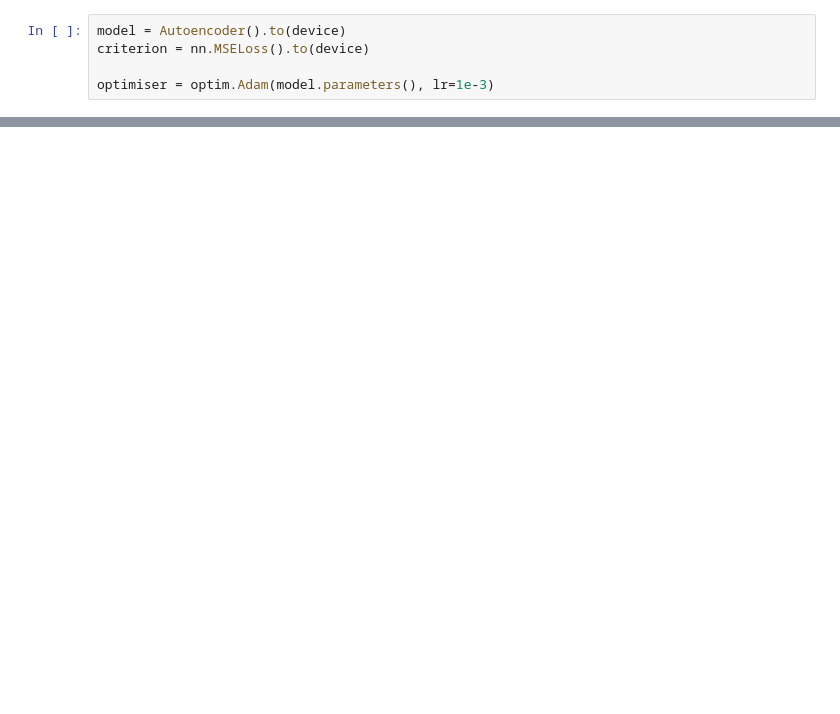
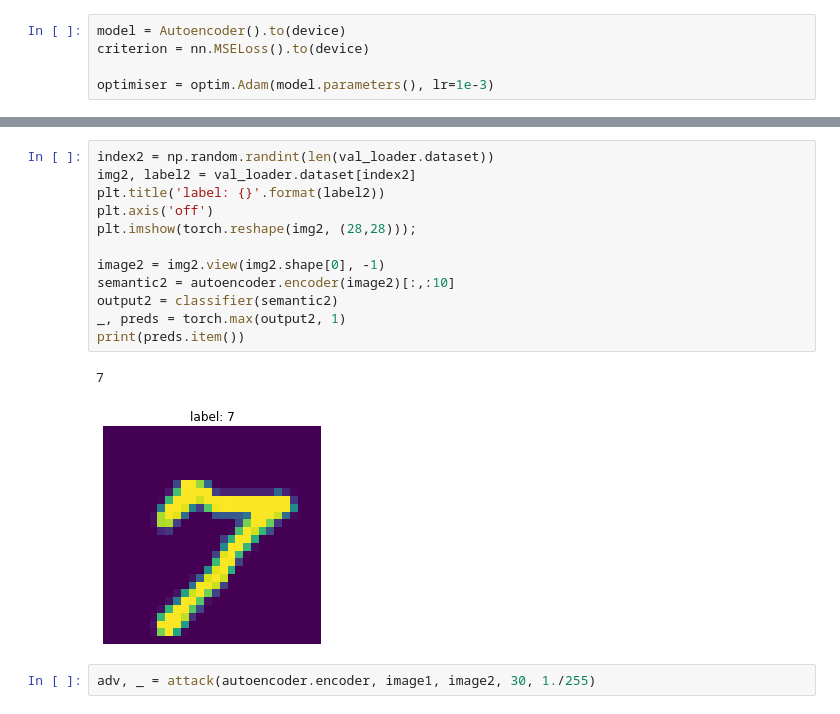
Before and after one commit to a-chubcheva/Excessive-invariance, a Jupyter notebook: autoencoder.ipynb, the cells around one changed output, grey strips where cells are left out. Cells and saved outputs as stored; diff of their text form; blank space fills up the shorter version.

```diff
--- a/autoencoder.ipynb
+++ b/autoencoder.ipynb
@@ -105,0 +228,17 @@ plt.imshow(img_encoded.detach());
+# %%
+index2 = np.random.randint(len(val_loader.dataset))
+img2, label2 = val_loader.dataset[index2]
+plt.title('label: {}'.format(label2))
+plt.axis('off')
+plt.imshow(torch.reshape(img2, (28,28)));
+
+image2 = img2.view(img2.shape[0], -1)
+semantic2 = autoencoder.encoder(image2)[:,:10]
+output2 = classifier(semantic2)
+_, preds = torch.max(output2, 1)
+print(preds.item())
+# %% [output]
+7
+[figure, added]
+# %%
+adv, _ = attack(autoencoder.encoder, image1, image2, 30, 1./255)
```
Also changed, not shown: parts of 20 cells of this notebook, 1 other file.
